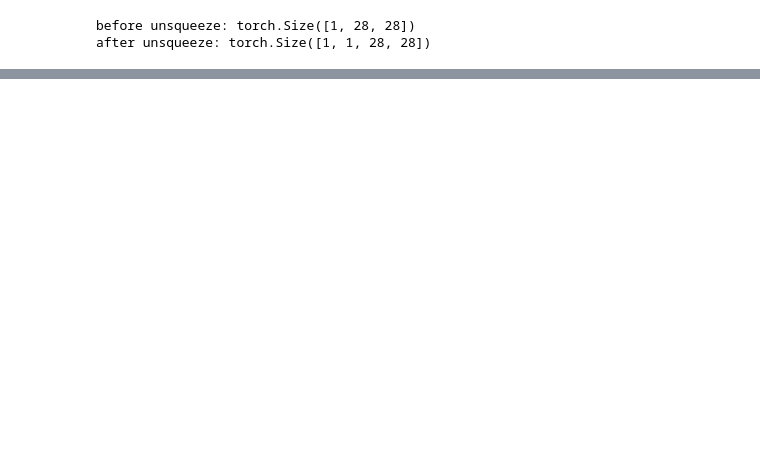
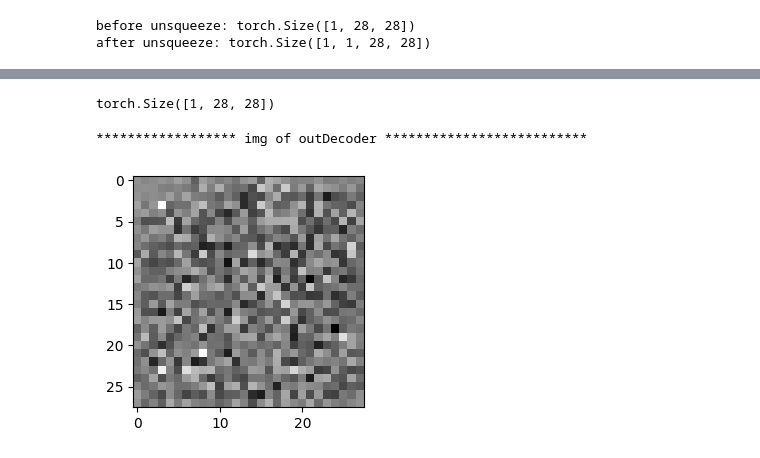
Before and after one commit to joseortizm/ai-notebooks, a Jupyter notebook: autoencoder.ipynb, the cells around one changed output, grey strips where cells are left out. Cells and saved outputs as stored; diff of their text form; code cells hidden in the pictures; blank space fills up the shorter version.

```diff
--- a/autoencoder.ipynb
+++ b/autoencoder.ipynb
@@ -155,0 +184,2 @@ Show_imgs(out[0], "layer 1")
+# %%
+outputEncoder = modelEncoder(img)
@@ -155,0 +197,21 @@ Show_imgs(out[0], "layer 1")
+# %%
+class Decoder(nn.Module):
+  def __init__(self):
+    super(Decoder, self).__init__()
+    self.fc    = nn.Linear(in_features=10,out_features=2*64*7*7)
+    self.convTran1 = nn.ConvTranspose2d(in_channels=2*64,out_channels=64, kernel_size=4, stride=2, padding=1)
+    self.convTran2 = nn.ConvTranspose2d(in_channels=64,out_channels=1, kernel_size=4, stride=2, padding=1)
+
+  def forward(self, latent):
+    out = self.fc(latent)
+    #print("MLP",out.shape)
+    out = out.view(out.size(0), 64*2, 7, 7)
+    #print("decon1",out.shape)
+    out = F.relu(self.convTran1(out))
+    #print("decon1",out.shape)
+    out = torch.tanh(self.convTran2(out))
+    #print("decon1",out.shape)
+    return out
+# %%
+modelDecoder = Decoder()
+print(modelDecoder)
@@ -155,0 +224,2 @@ Show_imgs(out[0], "layer 1")
+# %%
+outputDecoder = modelDecoder(outputEncoder)
@@ -155,0 +252,9 @@ Show_imgs(out[0], "layer 1")
+# %%
+outputDecoder[0].shape
+# %% [output]
+torch.Size([1, 28, 28])
+# %%
+Show_imgs(outputDecoder[0], "img of outDecoder")
+# %% [output]
+****************** img of outDecoder **************************
+[figure, added]
```
Also changed, not shown: parts of 31 cells of this notebook.
